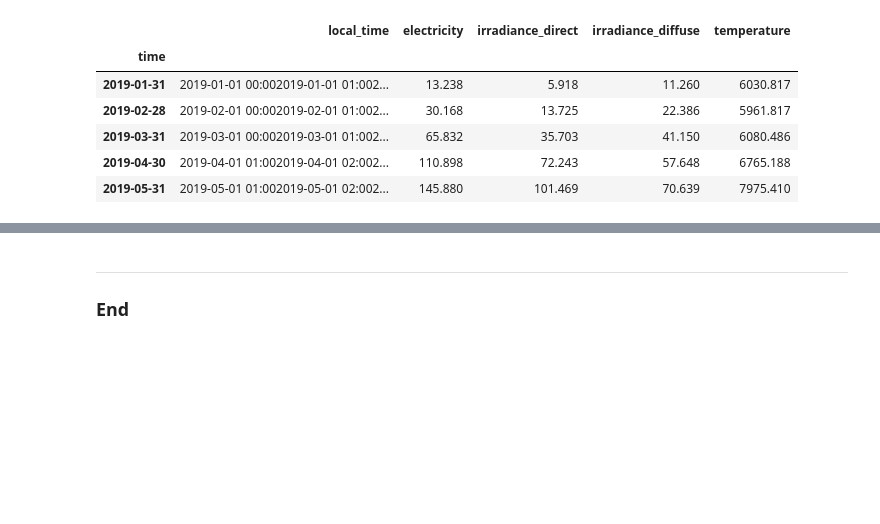
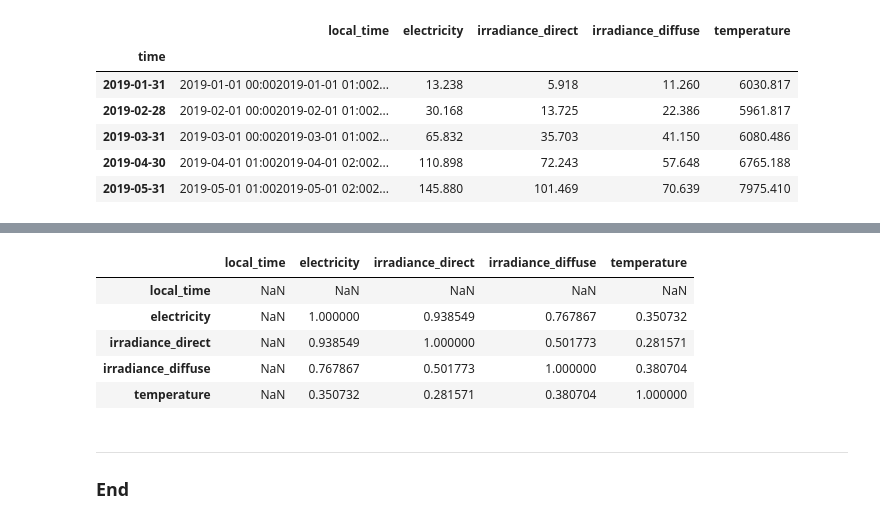
Before and after one commit to lryan30/PFDA-project, a Jupyter notebook: data/solarpower_2019.ipynb, the cells around one changed output, grey strips where cells are left out. Cells and saved outputs as stored; diff of their text form; code cells hidden in the pictures; blank space fills up the shorter version.

```diff
--- a/data/solarpower_2019.ipynb
+++ b/data/solarpower_2019.ipynb
@@ -111,3 +123,12 @@ plt.show()
+# %%
+df.corr()
+# %% [output]
+|  | local_time | electricity | irradiance_direct | irradiance_diffuse | temperature |
+| local_time | NaN | NaN | NaN | NaN | NaN |
+| electricity | NaN | 1.000000 | 0.938549 | 0.767867 | 0.350732 |
+| irradiance_direct | NaN | 0.938549 | 1.000000 | 0.501773 | 0.281571 |
+| irradiance_diffuse | NaN | 0.767867 | 0.501773 | 1.000000 | 0.380704 |
+| temperature | NaN | 0.350732 | 0.281571 | 0.380704 | 1.000000 |
 # %% [markdown]
 ***
 ### End
```
Also changed, not shown: parts of 2 cells of this notebook, 24 other files.
